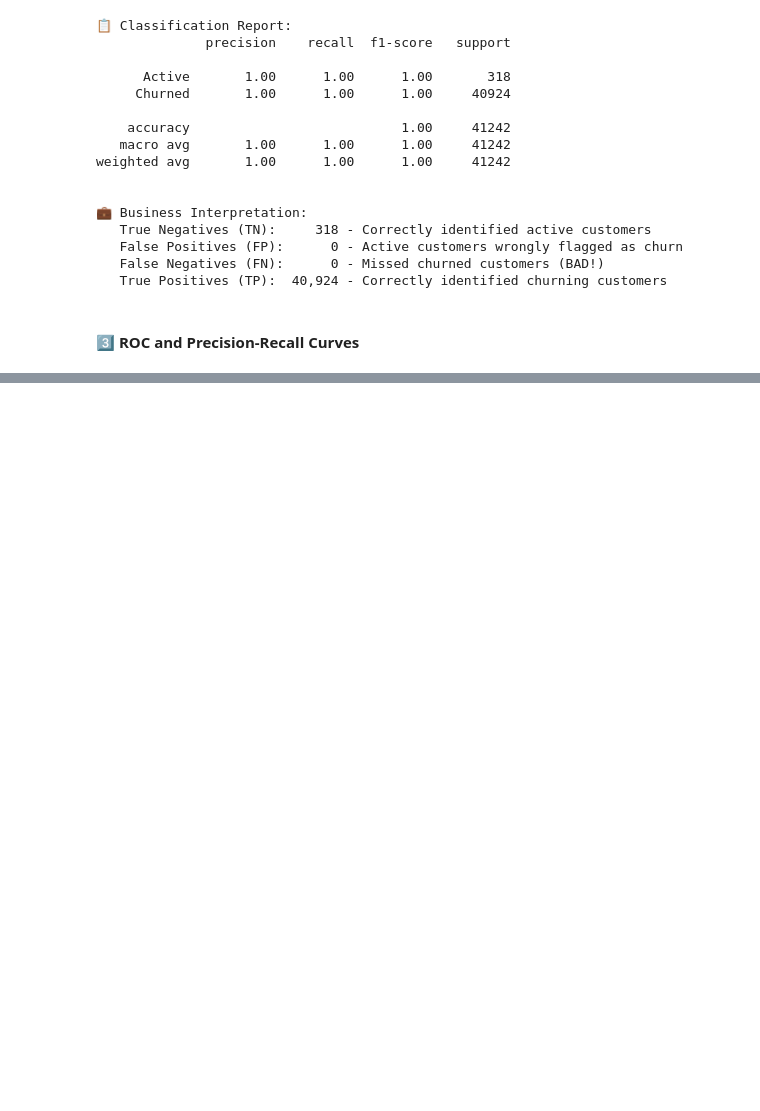
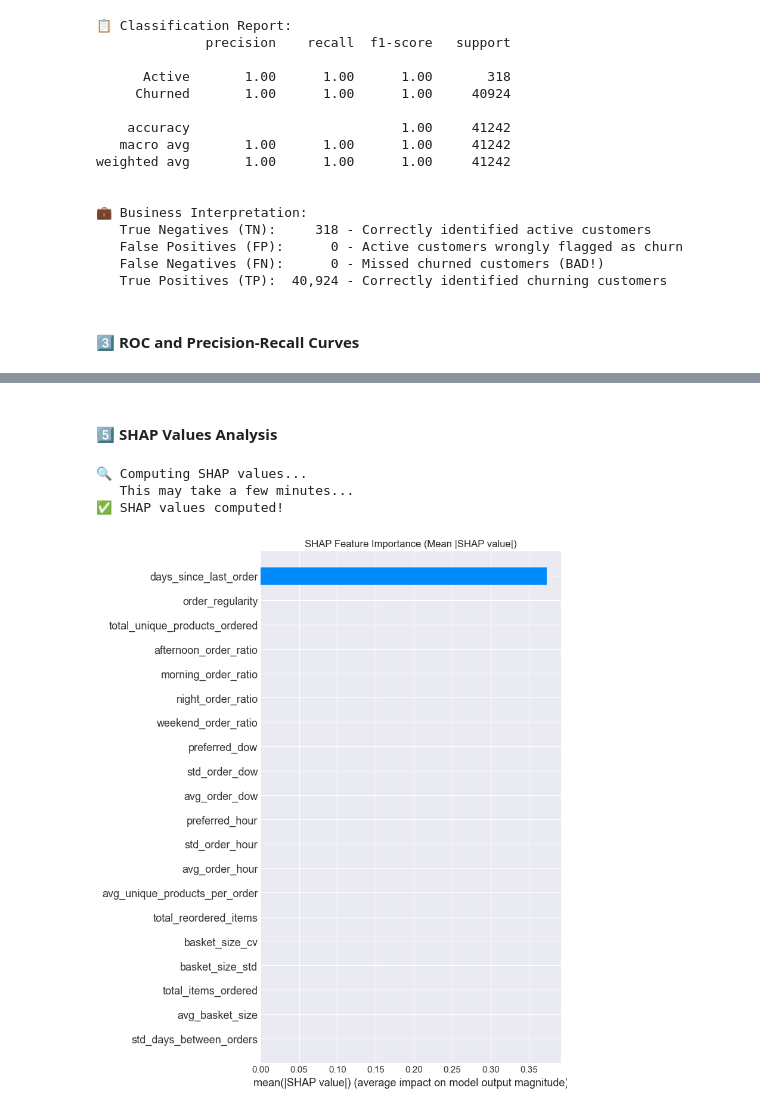
Before and after one commit to miyigun/FreshCart-Churn-Prediction, a Jupyter notebook: notebooks/05_model_evaluation.ipynb, the cells around one changed output, grey strips where cells are left out. Saved outputs shown, nothing was run; the diff lists cells and outputs as text; code cells hidden in the pictures; blank space fills up the shorter version.

```diff
--- a/notebooks/05_model_evaluation.ipynb
+++ b/notebooks/05_model_evaluation.ipynb
@@ -209,0 +258,31 @@ plt.show()
+# %% [markdown]
+<h4>
+    5️⃣ SHAP Values Analysis
+</h4>
+# %%
+print("\n🔍 Computing SHAP values...")
+print("   This may take a few minutes...")
+
+# Create SHAP explainer
+explainer = shap.TreeExplainer(final_model)
+
+# Calculate SHAP values for test set (sample for speed)
+sample_size = min(1000, len(X_test))
+X_test_sample = X_test.sample(n=sample_size, random_state=RANDOM_STATE)
+shap_values = explainer.shap_values(X_test_sample)
+
+print("✅ SHAP values computed!")
+# %% [output]
+🔍 Computing SHAP values...
+   This may take a few minutes...
+✅ SHAP values computed!
+# %%
+# SHAP Summary Plot
+plt.figure(figsize=(12, 10))
+shap.summary_plot(shap_values, X_test_sample, plot_type="bar", show=False)
+plt.title('SHAP Feature Importance (Mean |SHAP value|)')
+plt.tight_layout()
+plt.savefig('../plots/15_shap_importance.png', dpi=300, bbox_inches='tight')
+plt.show()
+# %% [output]
+[figure, added]
```
Also changed, not shown: parts of 8 cells of this notebook, 6 other files.
